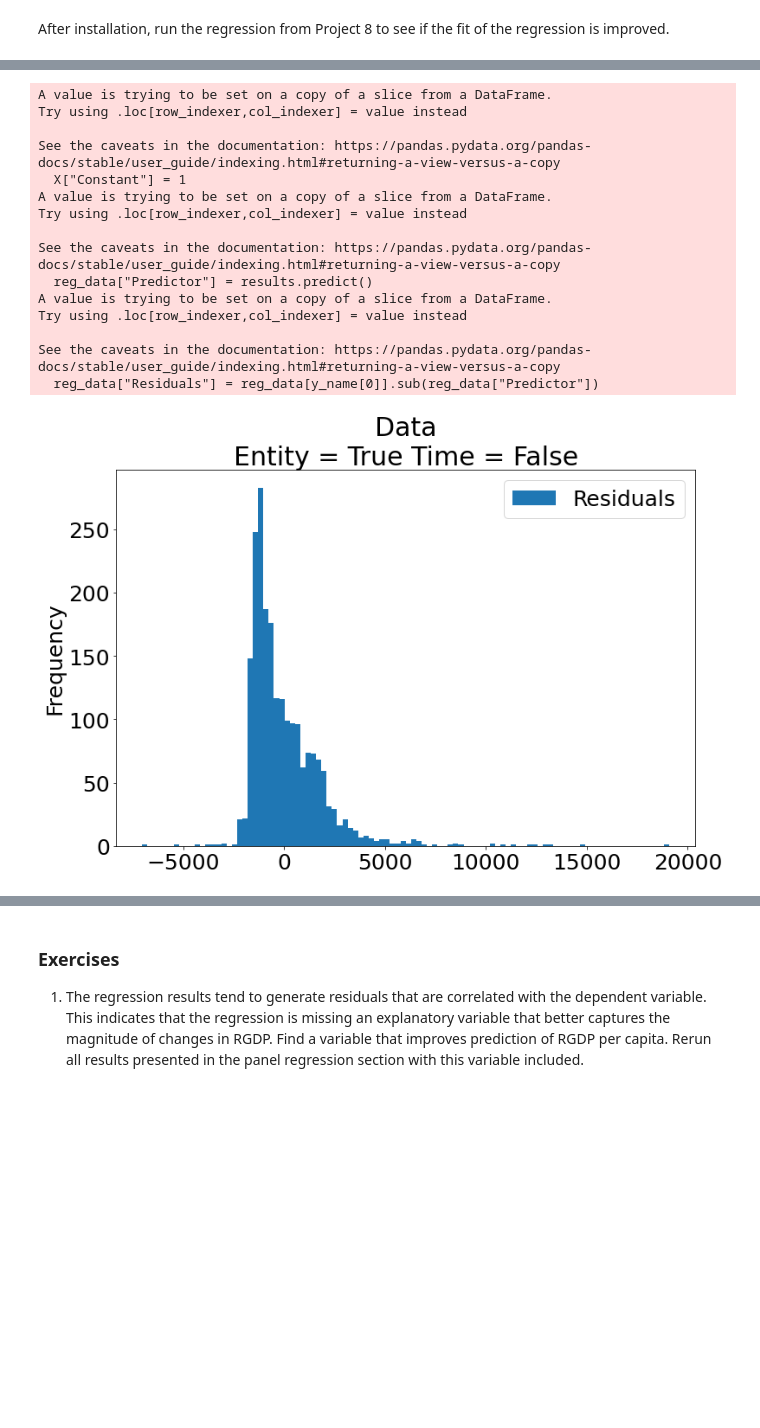
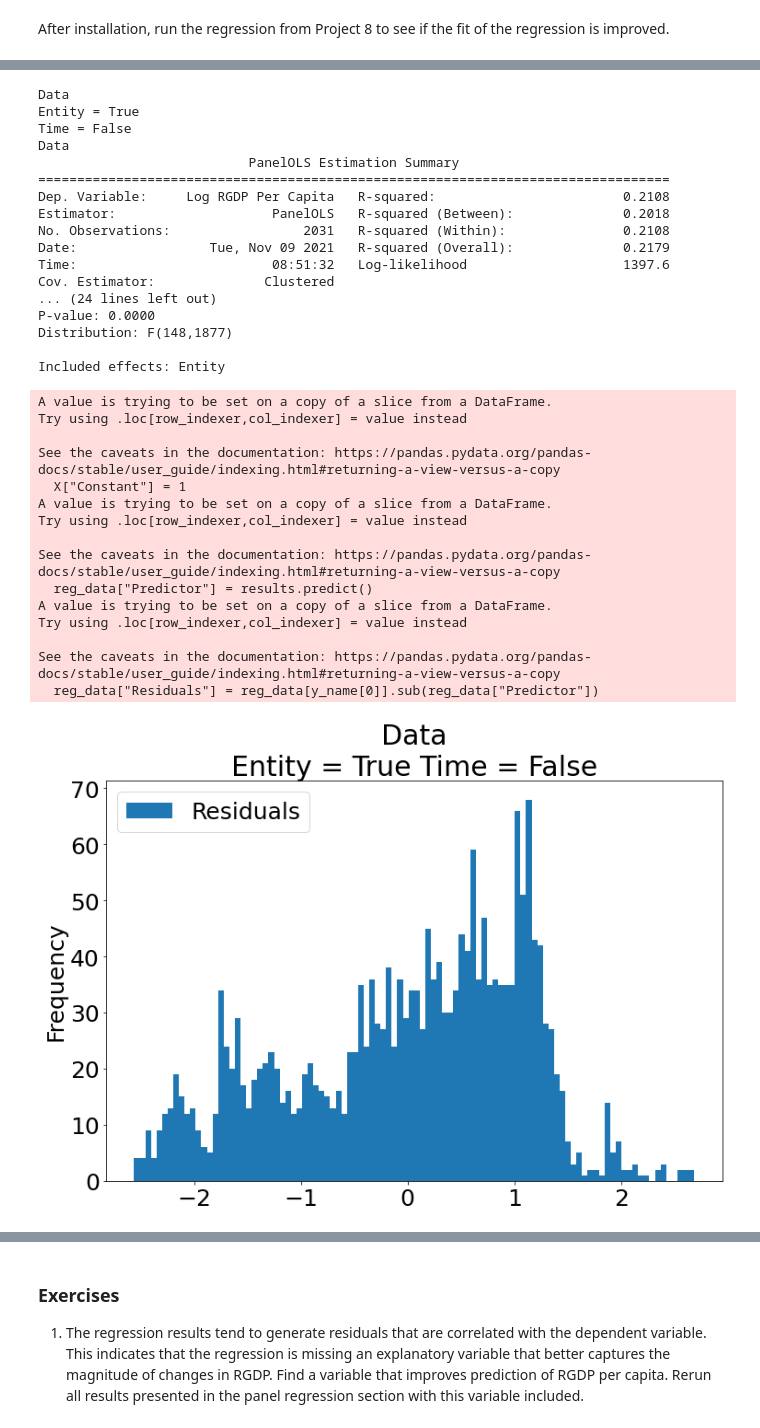
Before and after one commit to jlcatonjr/Learn-Python-for-Stats-and-Econ, a Jupyter notebook: In Class Projects/Project 10 - Chapter 8 - Advanced Data Analysis.ipynb, the cells around one changed output, grey strips where cells are left out. Drawn from its saved outputs; the diff is of its cells as text; code cells hidden in the pictures; blank space fills up the shorter version.

```diff
--- a/In Class Projects/Project 10 - Chapter 8 - Advanced Data Analysis.ipynb
+++ b/In Class Projects/Project 10 - Chapter 8 - Advanced Data Analysis.ipynb
@@ -550,24 +557,25 @@ def create_indicator_variable(data, indicator_name, index_name,
 # import data
 data = pd.read_csv("fraserDataWithRGDPPC.csv", index_col = ["ISO_Code", "Year"],
                    parse_dates = True)
-data["RGDP Per Capita Lag"] = data.groupby(level="ISO_Code")\
-    ["RGDP Per Capita"].shift(-1)
+
 data = data[data.index.get_level_values("Year") > datetime.datetime(2000,1,1)]
+keys = data.keys()
+for key in keys:
+    if "GDP" in key:
+        data[key + " Lag"] = data[key].groupby("ISO_Code").shift()
+        data["Log " + key] = np.log(data[key])
+        data["Log " + key + " Lag"] = data["Log " + key].groupby("ISO_Code").shift()
 
-for key in data:
-    if "GDP" in key:
-        data["Log " + key] = np.log(data[key])
-# We do not want to difference the index values, only the Real GDP values
+
 # so initialize the diff data as teh dataframe but only include index values
 # from a differenced matrix (one year of observations will be missing)
-diff_index = data.groupby(level=0).diff(-1).dropna().index
+diff_index = data.groupby(level=0).diff().dropna().index
 data_dict = {}
 data_dict["Data"] = data
+
 data_dict["Diff Data"] = data.copy().loc[diff_index]
-for key in data:
-    if "GDP" in key:
-        data_dict["Diff Data"][key] = data[key].groupby(level=0).diff(-1)
-data_dict["Diff Data"] = data_dict["Diff Data"].dropna()
+data_dict["Diff Data"] = data.groupby("ISO_Code").diff()
+data_dict["Diff Data"].dropna(inplace = True)
 
 # Create indicator variable for North Amierca in both data and diff_data
 indicator_name = "North America"
@@ -764,15 +767,12 @@ data_dict["Diff Data"].loc["USA"]
 # %%
 from linearmodels import PanelOLS
 # . . . .
-y_name = ["RGDP Per Capita"]
+y_name = ["Log RGDP Per Capita"]
 X_names = ["Size of Government",
           "Legal System & Property Rights",
           "Sound Money",
           "Freedom to trade internationally",
-          "Regulation",
-          "RGDP Per Capita Lag"]
-# X_names = ["EFW", "Log RGDP Per Capita Lag"]
-# y_name = ["Log RGDP Per Capita"]
+          "Regulation"]
 for key, data in data_dict.items():
     for entity in [True, False]:
         for time in [True, False]:
@@ -874,16 +854,33 @@ Included effects: Entity
-A value is trying to be set on a copy of a slice from a DataFrame.
-Try using .loc[row_indexer,col_indexer] = value instead
-
-See the caveats in the documentation: https://pandas.pydata.org/pandas-docs/stable/user_guide/indexing.html#returning-a-view-versus-a-copy
-  X["Constant"] = 1
-A value is trying to be set on a copy of a slice from a DataFrame.
-Try using .loc[row_indexer,col_indexer] = value instead
-
-See the caveats in the documentation: https://pandas.pydata.org/pandas-docs/stable/user_guide/indexing.html#returning-a-view-versus-a-copy
-  reg_data["Predictor"] = results.predict()
-A value is trying to be set on a copy of a slice from a DataFrame.
-Try using .loc[row_indexer,col_indexer] = value instead
-
-See the caveats in the documentation: https://pandas.pydata.org/pandas-docs/stable/user_guide/indexing.html#returning-a-view-versus-a-copy
-  reg_data["Residuals"] = reg_data[y_name[0]].sub(reg_data["Predictor"])
+Data
+Entity = True
+Time = False
+Data
+                           PanelOLS Estimation Summary
+=================================================================================
+Dep. Variable:     Log RGDP Per Capita   R-squared:                        0.2108
+Estimator:                    PanelOLS   R-squared (Between):              0.2018
+No. Observations:                 2031   R-squared (Within):               0.2108
+Date:                 Tue, Nov 09 2021   R-squared (Overall):              0.2179
+Time:                         08:51:32   Log-likelihood                    1397.6
+Cov. Estimator:              Clustered
+... (24 lines left out)
+P-value: 0.0000
+Distribution: F(148,1877)
+
+Included effects: Entity
+A value is trying to be set on a copy of a slice from a DataFrame.
+Try using .loc[row_indexer,col_indexer] = value instead
+
+See the caveats in the documentation: https://pandas.pydata.org/pandas-docs/stable/user_guide/indexing.html#returning-a-view-versus-a-copy
+  X["Constant"] = 1
+A value is trying to be set on a copy of a slice from a DataFrame.
+Try using .loc[row_indexer,col_indexer] = value instead
+
+See the caveats in the documentation: https://pandas.pydata.org/pandas-docs/stable/user_guide/indexing.html#returning-a-view-versus-a-copy
+  reg_data["Predictor"] = results.predict()
+A value is trying to be set on a copy of a slice from a DataFrame.
+Try using .loc[row_indexer,col_indexer] = value instead
+
+See the caveats in the documentation: https://pandas.pydata.org/pandas-docs/stable/user_guide/indexing.html#returning-a-view-versus-a-copy
+  reg_data["Residuals"] = reg_data[y_name[0]].sub(reg_data["Predictor"])
-[figure, old version]
+[figure, new version]
```
Also changed, not shown: parts of 13 cells of this notebook, 10 other files.
